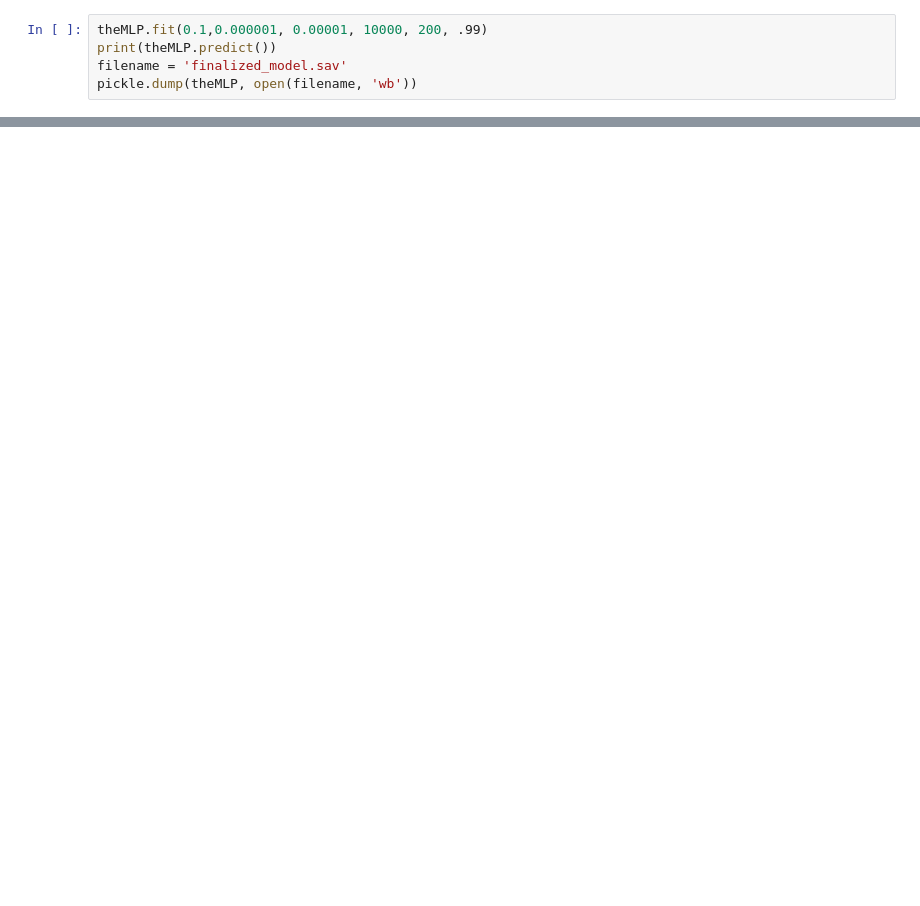
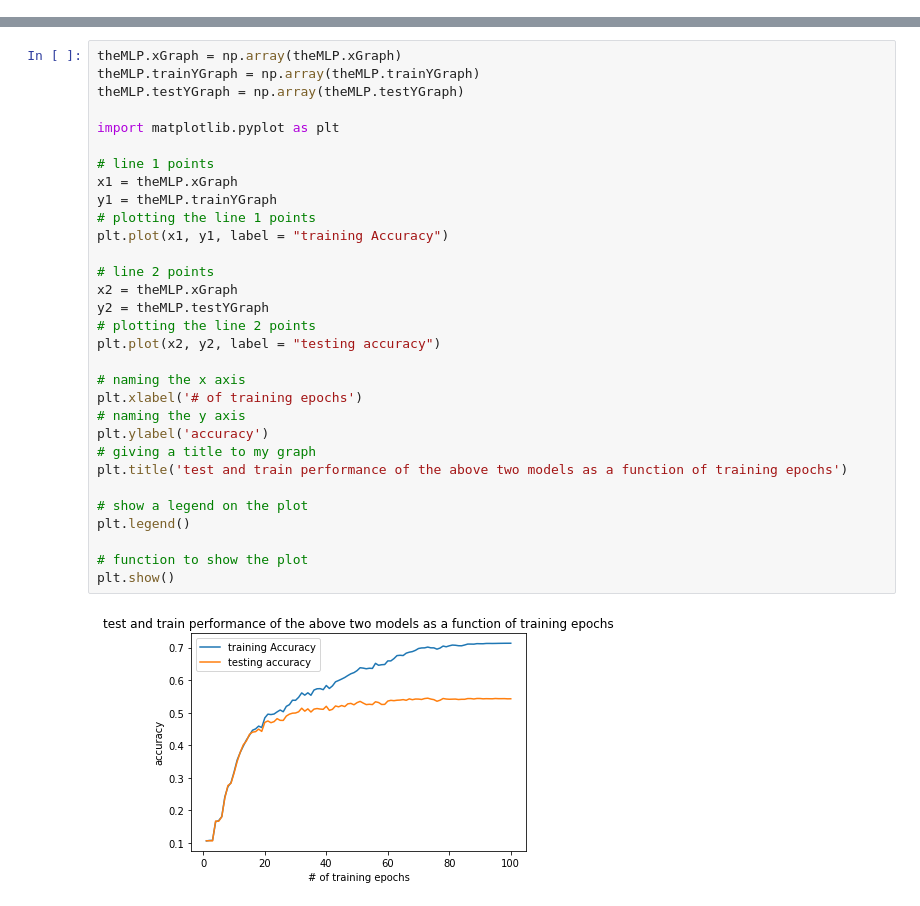
Before and after one commit to RScicomp/Neural-Nets-Computer-Vision, a Jupyter notebook: MLP.ipynb, the cells around one changed output, grey strips where cells are left out. Cells and saved outputs as stored; diff of their text form; blank space fills up the shorter version.

Commit message:
finalized MLP

```diff
--- a/MLP.ipynb
+++ b/MLP.ipynb
@@ -552,5 +265,0 @@ the size of testY 10000
-# %%
-theMLP.fit(0.1,0.000001, 0.00001, 10000, 200, .99)
-print(theMLP.predict())
-filename = 'finalized_model.sav'
-pickle.dump(theMLP, open(filename, 'wb'))
@@ -574,0 +289,33 @@ Average cost so far 0.7252027372731078
+# %%
+theMLP.xGraph = np.array(theMLP.xGraph)
+theMLP.trainYGraph = np.array(theMLP.trainYGraph)
+theMLP.testYGraph = np.array(theMLP.testYGraph)
+
+import matplotlib.pyplot as plt
+
+# line 1 points
+x1 = theMLP.xGraph
+y1 = theMLP.trainYGraph
+# plotting the line 1 points
+plt.plot(x1, y1, label = "training Accuracy")
+
+# line 2 points
+x2 = theMLP.xGraph
+y2 = theMLP.testYGraph
+# plotting the line 2 points
+plt.plot(x2, y2, label = "testing accuracy")
+
+# naming the x axis
+plt.xlabel('# of training epochs')
+# naming the y axis
+plt.ylabel('accuracy')
+# giving a title to my graph
+plt.title('test and train performance of the above two models as a function of training epochs')
+
+# show a legend on the plot
+plt.legend()
+
+# function to show the plot
+plt.show()
+# %% [output]
+[figure, added]
```
Also changed, not shown: parts of 13 cells of this notebook.
